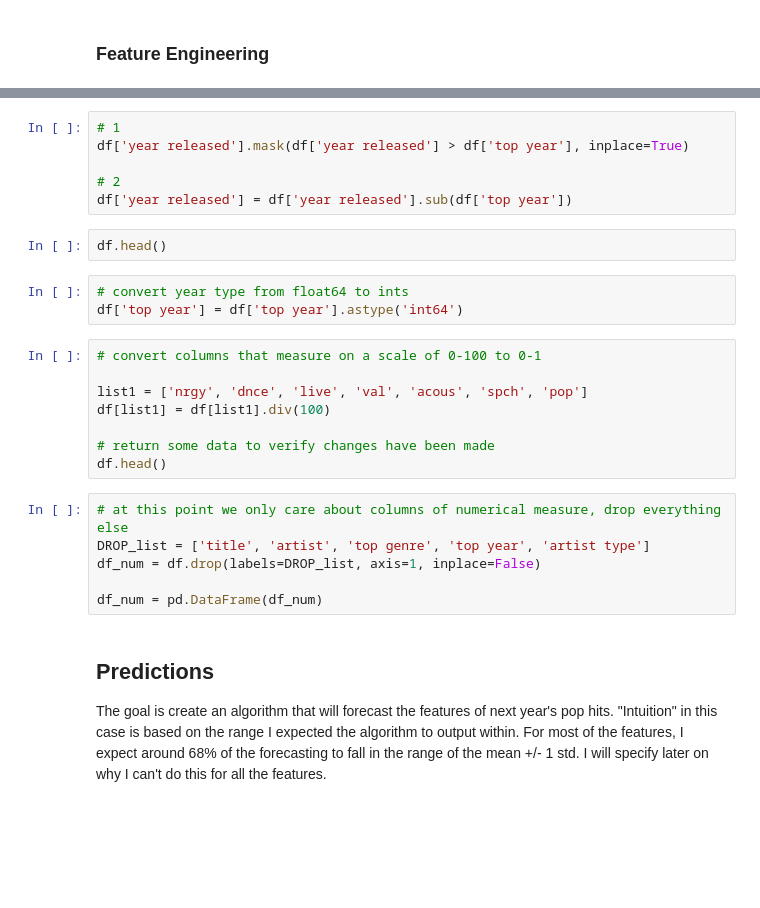
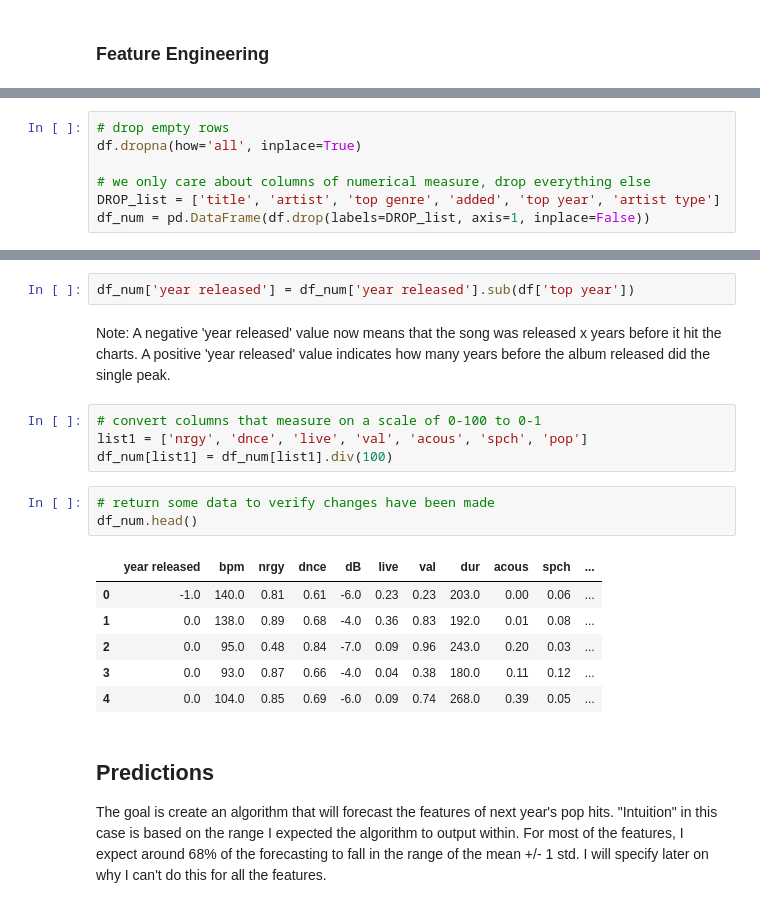
Before and after one commit to amayabrios/Forecasting-Spotify-Hits, a Jupyter notebook: Spotify_data_exploration.ipynb, the cells around one changed output, grey strips where cells are left out. Saved outputs shown, nothing was run; the diff lists cells and outputs as text; blank space fills up the shorter version.

```diff
--- a/Spotify_data_exploration.ipynb
+++ b/Spotify_data_exploration.ipynb
@@ -146,3 +197,10 @@ df.drop(labels='added', axis=1, inplace=True)
+# %%
+# drop empty rows
+df.dropna(how='all', inplace=True)
+
+# we only care about columns of numerical measure, drop everything else
+DROP_list = ['title', 'artist', 'top genre', 'added', 'top year', 'artist type']
+df_num = pd.DataFrame(df.drop(labels=DROP_list, axis=1, inplace=False))
 # %%
 # df_err.shape[0] is the number of data points with release years inconsistent with the top year
 df_err = df.loc[df['year released'] > df['top year']]
@@ -159,28 +214,21 @@ Note: a negative 'year released' value now means that the song was released x ye
 # %%
-# 1
-df['year released'].mask(df['year released'] > df['top year'], inplace=True)
-
-# 2
-df['year released'] = df['year released'].sub(df['top year'])
+df_num['year released'] = df_num['year released'].sub(df['top year'])
-# %%
-df.head()
-# %%
-# convert year type from float64 to ints
-df['top year'] = df['top year'].astype('int64')
+# %% [markdown]
+Note: A negative 'year released' value now means that the song was released x years before it hit the charts. A positive 'year released' value indicates how many years before the album released did the single peak.
 # %%
 # convert columns that measure on a scale of 0-100 to 0-1
-
 list1 = ['nrgy', 'dnce', 'live', 'val', 'acous', 'spch', 'pop']
-df[list1] = df[list1].div(100)
-
-# return some data to verify changes have been made
-df.head()
+df_num[list1] = df_num[list1].div(100)
-# %%
-# at this point we only care about columns of numerical measure, drop everything else
-DROP_list = ['title', 'artist', 'top genre', 'top year', 'artist type']
-df_num = df.drop(labels=DROP_list, axis=1, inplace=False)
-
-df_num = pd.DataFrame(df_num)
+# %%
+# return some data to verify changes have been made
+df_num.head()
+# %% [output]
+|  | year released | bpm | nrgy | dnce | dB | live | val | dur | acous | spch | ... |
+| 0 | -1.0 | 140.0 | 0.81 | 0.61 | -6.0 | 0.23 | 0.23 | 203.0 | 0.00 | 0.06 | ... |
+| 1 | 0.0 | 138.0 | 0.89 | 0.68 | -4.0 | 0.36 | 0.83 | 192.0 | 0.01 | 0.08 | ... |
+| 2 | 0.0 | 95.0 | 0.48 | 0.84 | -7.0 | 0.09 | 0.96 | 243.0 | 0.20 | 0.03 | ... |
+| 3 | 0.0 | 93.0 | 0.87 | 0.66 | -4.0 | 0.04 | 0.38 | 180.0 | 0.11 | 0.12 | ... |
+| 4 | 0.0 | 104.0 | 0.85 | 0.69 | -6.0 | 0.09 | 0.74 | 268.0 | 0.39 | 0.05 | ... |
 # %% [markdown]
 ## Predictions <a class="anchor" id="predict"></a>
 
```
Also changed, not shown: parts of 18 cells of this notebook.
